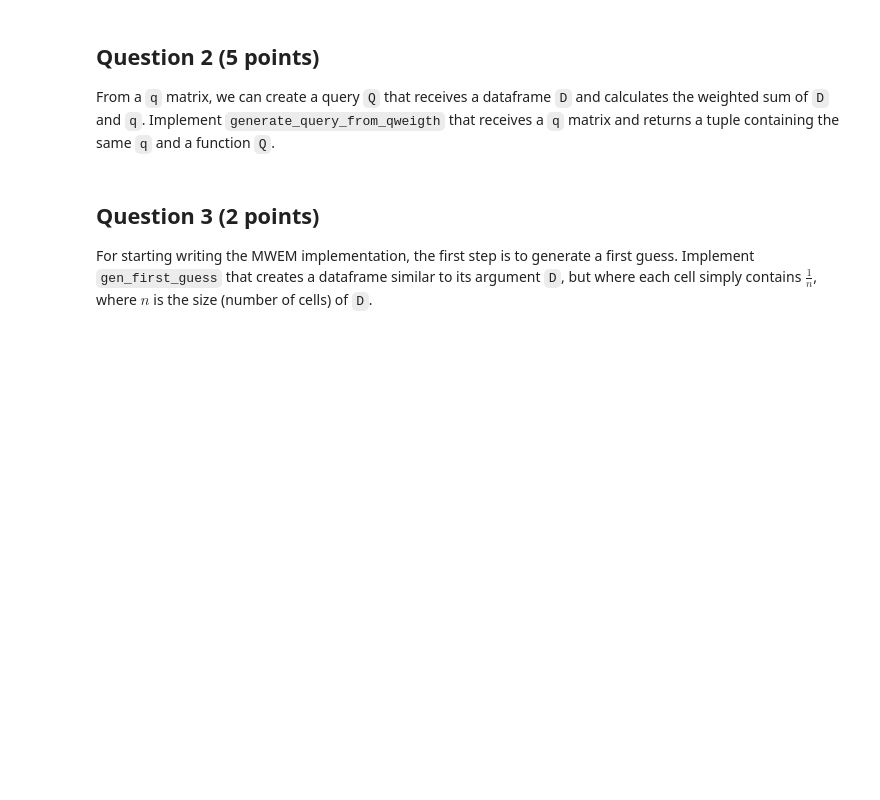
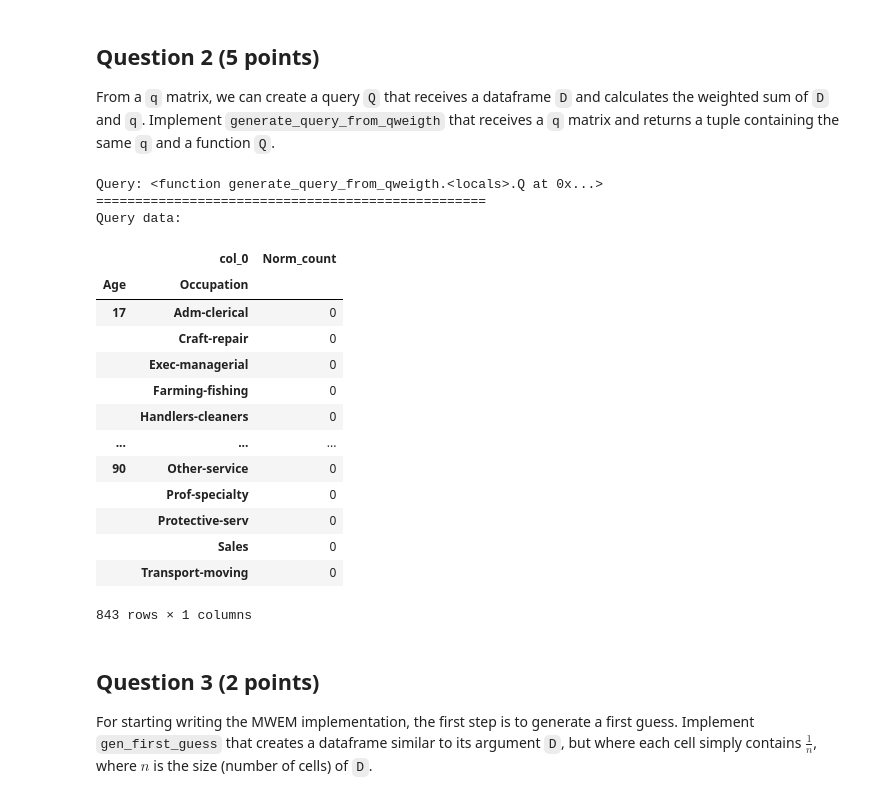
Before and after one commit to DiegoEspinozaoss/Privacidad_de_Datos_CC5215-1, a Jupyter notebook: Laboratorios/Laboratorio_09.ipynb, the cells around one changed output. Cells and saved outputs as stored; diff of their text form; code cells hidden in the pictures; blank space fills up the shorter version.

```diff
--- a/Laboratorios/Laboratorio_09.ipynb
+++ b/Laboratorios/Laboratorio_09.ipynb
@@ -78,22 +124,44 @@ From a `q` matrix, we can create a query `Q` that receives a dataframe `D` and c
 # %%
 def generate_query_from_qweigth(q):
     """
     Generate a query function from a given query weight.
 
     Parameters:
         q (pd.Dataframe): The query weight vector.
 
     Returns:
         tuple: A tuple containing the query weight vector and the query function.
     """
-    raise NotImplementedError()
+    #calculamos Q como la suma ponderada de D y Q.
+    def Q(D):
+        return (q * D).to_numpy().sum()
+    #devolvemos la tupla que contiene el vector q y Q
+    return (q, Q)
 
 Qs = [generate_query_from_qweigth(q) for q in qs]
 
 print("Query:", Qs[0][1])
 print("=" * 50)
 print("Query data:")
 Qs[0][0]
+# %% [output]
+Query: <function generate_query_from_qweigth.<locals>.Q at 0x...>
+==================================================
+Query data:
+|  | col_0 | Norm_count |
+| Age | Occupation |  |
+| 17 | Adm-clerical | 0 |
+|  | Craft-repair | 0 |
+|  | Exec-managerial | 0 |
+|  | Farming-fishing | 0 |
+|  | Handlers-cleaners | 0 |
+| ... | ... | ... |
+| 90 | Other-service | 0 |
+|  | Prof-specialty | 0 |
+|  | Protective-serv | 0 |
+|  | Sales | 0 |
+|  | Transport-moving | 0 |
+843 rows × 1 columns
 # %% [markdown]
 ## Question 3 (2 points)
 
```
Also changed, not shown: parts of 19 cells of this notebook.
